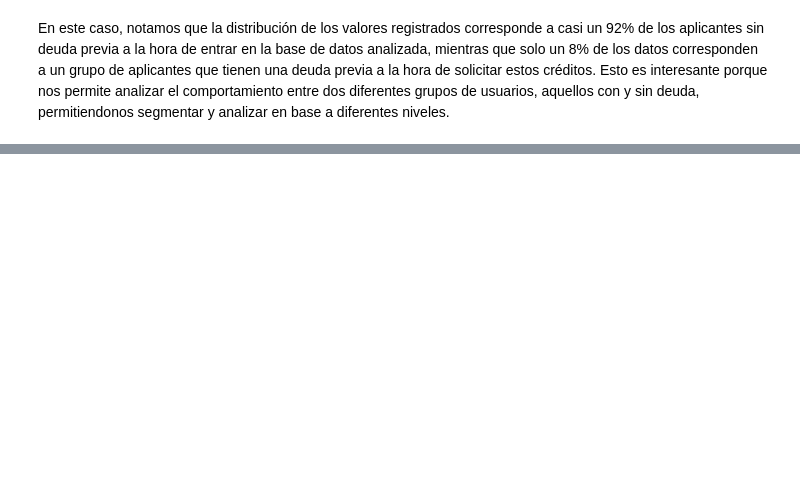
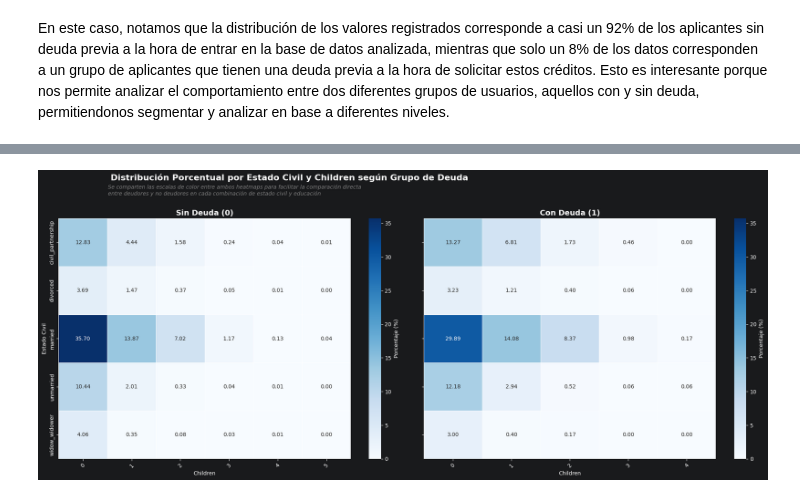
Before and after one commit to Volv1t3/MidtermDataAnalysisProject, a Jupyter notebook: src/python/notebooks/Proyecto_En_Clase_Arellano.ipynb, the cells around one changed output, grey strips where cells are left out. Saved outputs shown, nothing was run; the diff lists cells and outputs as text; code cells hidden in the pictures; blank space fills up the shorter version.

```diff
--- a/src/python/notebooks/Proyecto_En_Clase_Arellano.ipynb
+++ b/src/python/notebooks/Proyecto_En_Clase_Arellano.ipynb
@@ -1671,0 +2429,20 @@ plt.show()
+# %%
+#? 8 Analisis del porcentaje de valores por estado civil,cantidad de hijos y debt
+
+conteo_valores_con_debt_zero = data_cleaned[data_cleaned['debt'] == 0].shape[0]
+conteo_valores_con_debt_uno = data_cleaned[data_cleaned['debt'] == 1].shape[0]
+
+
+#? 8.1 Segmentacion y agrupacion por valores
+resultado_agrupacion_debt_y_fam_status = (
+    data_cleaned.groupby(by=['debt','family_status','children'])
+    .size() #? Nos permite obtener el tamano de los grupos sin tener que usar value counts
+    .to_frame(name='Conteo') #Creamos un dataframe para poder trabajar sobre el frame con nuevas variables
+)
+
+#? 8.2 Anadimos los porcentajes correspondientes mediate una iteracion completa
+for (debt, family_status, children), row in resultado_agrupacion_debt_y_fam_status.iterrows():
+    total = conteo_valores_con_debt_zero if debt == 0 else conteo_valores_con_debt_uno
+    resultado_agrupacion_debt_y_fam_status.loc[(debt, family_status,children), 'Porcentaje'] = round((row['Conteo'] / total) * 100, 2)
+
+resultado_agrupacion_debt_y_fam_status
@@ -1671,0 +2468,31 @@ plt.show()
+# %%
+#-------------------------------------------------------------------------------------------------
+# Snippet de Codigo de IA: Basado en codigo de curso de Machine Learning MAC con modificaciones con Amazon Q Professional
+#-------------------------------------------------------------------------------------------------
+
+#? 9 Heatmap comparativo de distribucion por debt group: en este caso usamos el mismo estilo de grafico pero hacemos un unstack para tener una matrix de tipo family status vs children en lugar de con education.
+fig, axes = plt.subplots(1, 2, figsize=(20, 8), sharey=True)
+
+for i, debt_val in enumerate([0, 1]):
+    debt_data = resultado_agrupacion_debt_y_fam_status.loc[debt_val]
+    pivot = debt_data['Porcentaje'].unstack(level='children').fillna(0)
+
+    sns.heatmap(pivot, annot=True, fmt='.2f', cmap='Blues', ax=axes[i],
+                linewidths=0.5, cbar_kws={'label': 'Porcentaje (%)'},
+                vmin=0, vmax=resultado_agrupacion_debt_y_fam_status['Porcentaje'].max())
+
+    label = 'Sin Deuda (0)' if debt_val == 0 else 'Con Deuda (1)'
+    axes[i].set_title(f'{label}', fontsize=14, fontweight='bold')
+    axes[i].set_xlabel('Children')
+    axes[i].set_ylabel('Estado Civil' if i == 0 else '')
+    axes[i].tick_params(axis='x', rotation=45)
+
+fig.suptitle('Distribución Porcentual por Estado Civil y Children según Grupo de Deuda',
+             fontsize=16, fontweight='bold', y=1.02,x=0.336)
+fig.text(0.1, 0.95, 'Se comparten las escalas de color entre ambos heatmaps para facilitar la comparación directa\n'
+         'entre deudores y no deudores en cada combinación de estado civil y educación',
+         ha='left', fontsize=10, fontstyle='italic', color='gray')
+plt.tight_layout(pad=2.0)
+plt.show()
+# %% [output]
+[figure, added]
```
Also changed, not shown: parts of 93 cells of this notebook.
